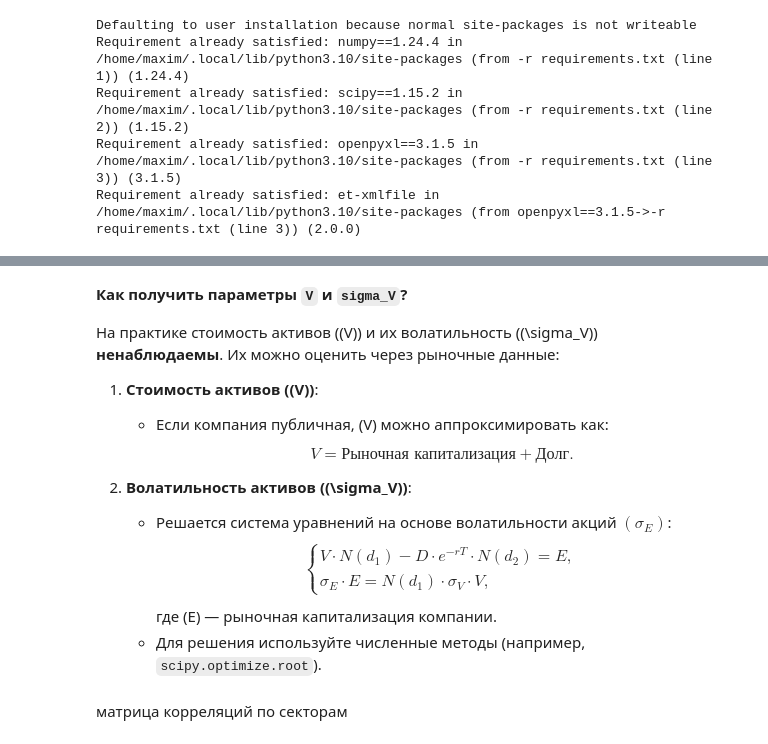
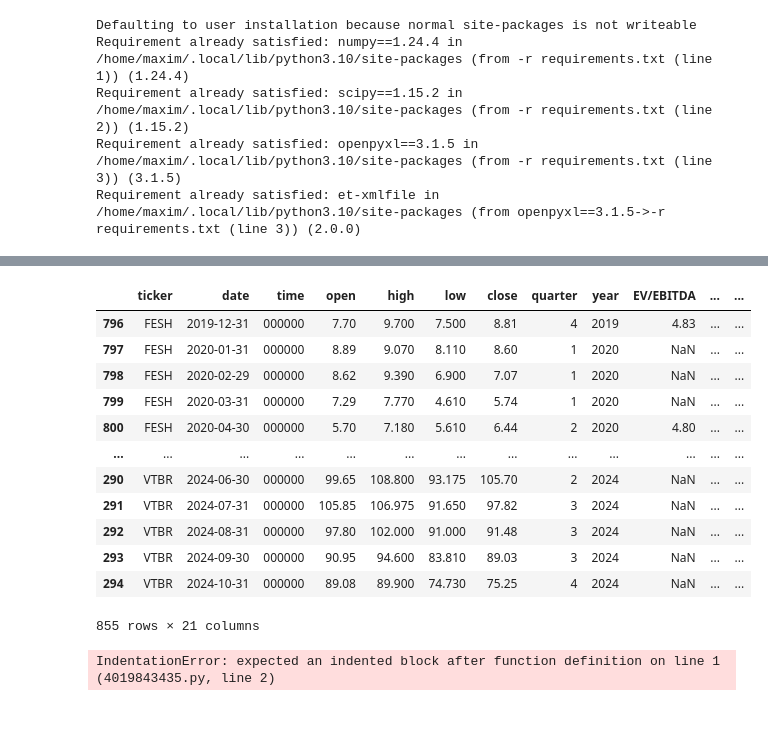
Before and after one commit to MaximKiryakin/Diploma, a Jupyter notebook: Untitled.ipynb, the cells around one changed output, grey strips where cells are left out. Drawn from its saved outputs; the diff is of its cells as text; code cells hidden in the pictures; blank space fills up the shorter version.

```diff
--- a/Untitled.ipynb
+++ b/Untitled.ipynb
@@ -102,22 +94,23 @@ calc = (
-# %% [markdown]
-
-**Как получить параметры `V` и `sigma_V`?**
-
-На практике стоимость активов (\(V\)) и их волатильность (\(\sigma_V\)) **ненаблюдаемы**. Их можно оценить через рыночные данные:
-1. **Стоимость активов (\(V\))**:
-   - Если компания публичная, \(V\) можно аппроксимировать как:
-
-     $$ V = \text{Рыночная капитализация} + \text{Долг}. $$
-
-2. **Волатильность активов (\(\sigma_V\))**:
-   - Решается система уравнений на основе волатильности акций $(\sigma_E)$:
-     $$
-     \begin{cases}
-     V \cdot N(d_1) - D \cdot e^{-rT} \cdot N(d_2) = E, \\
-     \sigma_E \cdot E = N(d_1) \cdot \sigma_V \cdot V,
-     \end{cases}
-     $$
-     где \(E\) — рыночная капитализация компании.
-   - Для решения используйте численные методы (например, `scipy.optimize.root`).
-# %% [markdown]
-матрица корреляций по секторам
+# %%
+calc.portfolio
+# %% [output]
+|  | ticker | date | time | open | high | low | close | quarter | year | EV/EBITDA | ... | ... |
+| 796 | FESH | 2019-12-31 | 000000 | 7.70 | 9.700 | 7.500 | 8.81 | 4 | 2019 | 4.83 | ... | ... |
+| 797 | FESH | 2020-01-31 | 000000 | 8.89 | 9.070 | 8.110 | 8.60 | 1 | 2020 | NaN | ... | ... |
+| 798 | FESH | 2020-02-29 | 000000 | 8.62 | 9.390 | 6.900 | 7.07 | 1 | 2020 | NaN | ... | ... |
+| 799 | FESH | 2020-03-31 | 000000 | 7.29 | 7.770 | 4.610 | 5.74 | 1 | 2020 | NaN | ... | ... |
+| 800 | FESH | 2020-04-30 | 000000 | 5.70 | 7.180 | 5.610 | 6.44 | 2 | 2020 | 4.80 | ... | ... |
+| ... | ... | ... | ... | ... | ... | ... | ... | ... | ... | ... | ... | ... |
+| 290 | VTBR | 2024-06-30 | 000000 | 99.65 | 108.800 | 93.175 | 105.70 | 2 | 2024 | NaN | ... | ... |
+| 291 | VTBR | 2024-07-31 | 000000 | 105.85 | 106.975 | 91.650 | 97.82 | 3 | 2024 | NaN | ... | ... |
+| 292 | VTBR | 2024-08-31 | 000000 | 97.80 | 102.000 | 91.000 | 91.48 | 3 | 2024 | NaN | ... | ... |
+| 293 | VTBR | 2024-09-30 | 000000 | 90.95 | 94.600 | 83.810 | 89.03 | 3 | 2024 | NaN | ... | ... |
+| 294 | VTBR | 2024-10-31 | 000000 | 89.08 | 89.900 | 74.730 | 75.25 | 4 | 2024 | NaN | ... | ... |
+855 rows × 21 columns
+# %%
+def add_dynamic_features(df):
+calc.portfolio['quarterly_volatility'] = calc.portfolio.groupby(['ticker', 'quarter'])['close'].transform(
+    lambda x: np.std(np.log(x / x.shift(1))) * np.sqrt(252)
+)
+# %% [output]
+IndentationError: expected an indented block after function definition on line 1 (4019843435.py, line 2)
```
Also changed, not shown: parts of 4 cells of this notebook, 1 other file.
